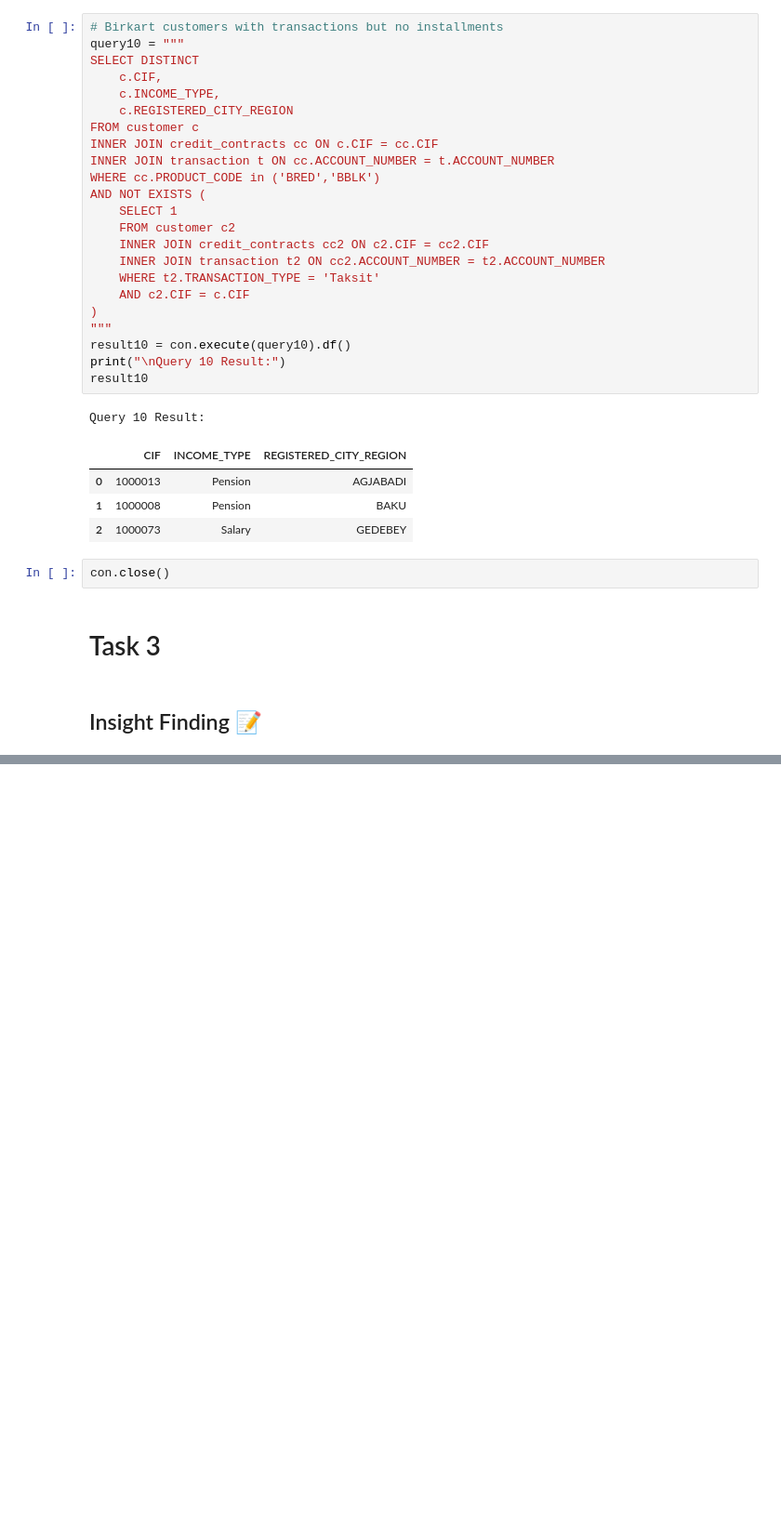
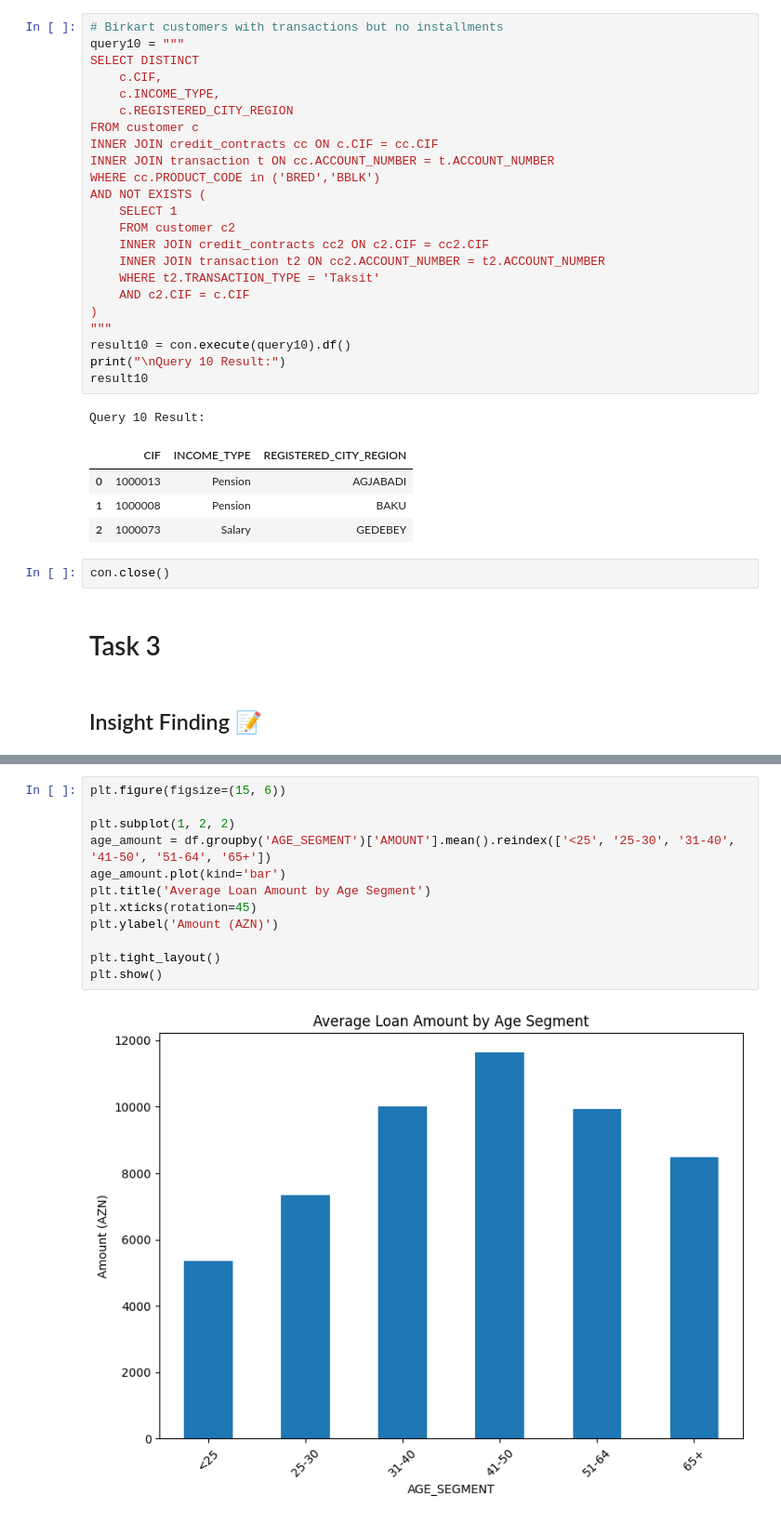
Before and after one commit to Ismat-Samadov/yelo_DataAnalyst, a Jupyter notebook: Data Analyst Technical Assignment.ipynb, the cells around one changed output, grey strips where cells are left out. Shown at 93% size. Cells and saved outputs as stored; diff of their text form; blank space fills up the shorter version.

```diff
--- a/Data Analyst Technical Assignment.ipynb
+++ b/Data Analyst Technical Assignment.ipynb
@@ -990,0 +1110,14 @@ con.close()
+# %%
+plt.figure(figsize=(15, 6))
+
+plt.subplot(1, 2, 2)
+age_amount = df.groupby('AGE_SEGMENT')['AMOUNT'].mean().reindex(['<25', '25-30', '31-40', '41-50', '51-64', '65+'])
+age_amount.plot(kind='bar')
+plt.title('Average Loan Amount by Age Segment')
+plt.xticks(rotation=45)
+plt.ylabel('Amount (AZN)')
+
+plt.tight_layout()
+plt.show()
+# %% [output]
+[figure, added]
```
Also changed, not shown: parts of 11 cells of this notebook.
